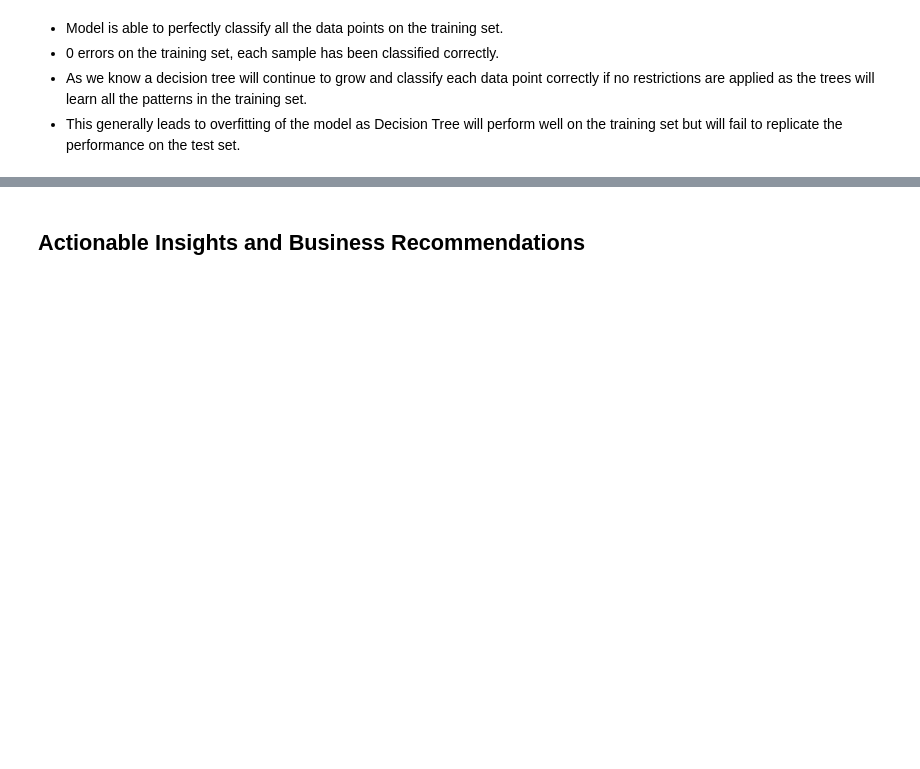
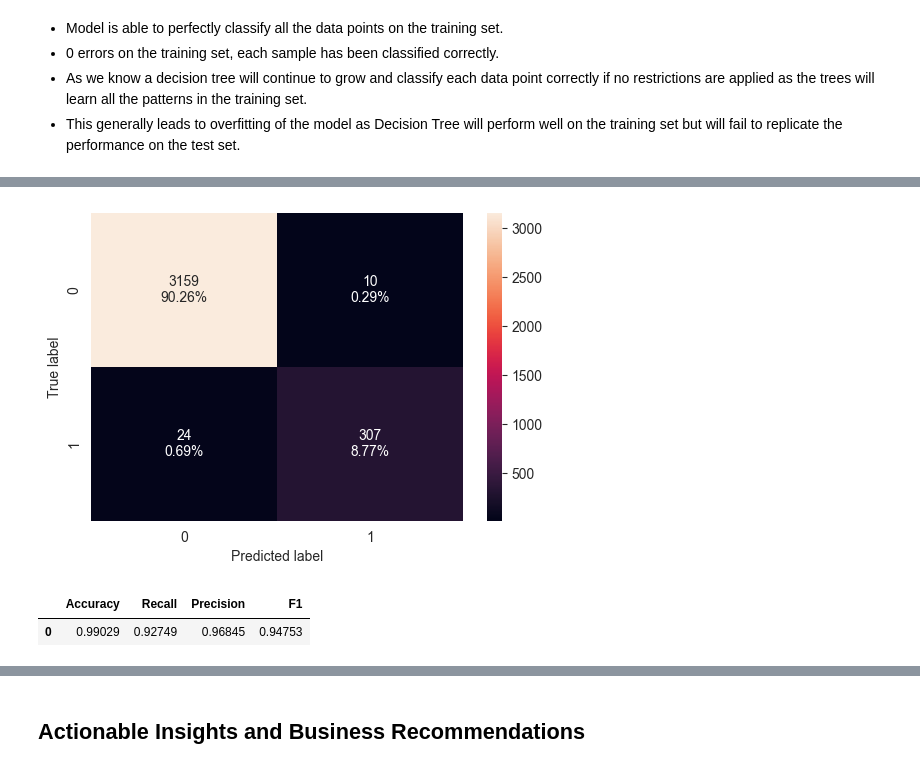
Before and after one commit to OgaBoss/AI-ML_PG_COURSE_PROJECT_2, a Jupyter notebook: AIML_ML_Project_full_code_notebook.ipynb, the cells around one changed output, grey strips where cells are left out. Saved outputs shown, nothing was run; the diff lists cells and outputs as text; code cells hidden in the pictures; blank space fills up the shorter version.

```diff
--- a/AIML_ML_Project_full_code_notebook.ipynb
+++ b/AIML_ML_Project_full_code_notebook.ipynb
@@ -883,0 +957,13 @@ estimator = DecisionTreeClassifier(random_state=1)
+# %%
+confusion_matrix_sklearn(model_2, X_train, y_train)
+# %% [output]
+[figure, added]
+# %%
+# Training Data Metrics
+level_2_decision_tree_perf_train = model_performance_classification_sklearn(
+    model_2, X_train, y_train
+)
+level_2_decision_tree_perf_train
+# %% [output]
+|  | Accuracy | Recall | Precision | F1 |
+| 0 | 0.99029 | 0.92749 | 0.96845 | 0.94753 |
```
Also changed, not shown: parts of 57 cells of this notebook, 1 other file.
